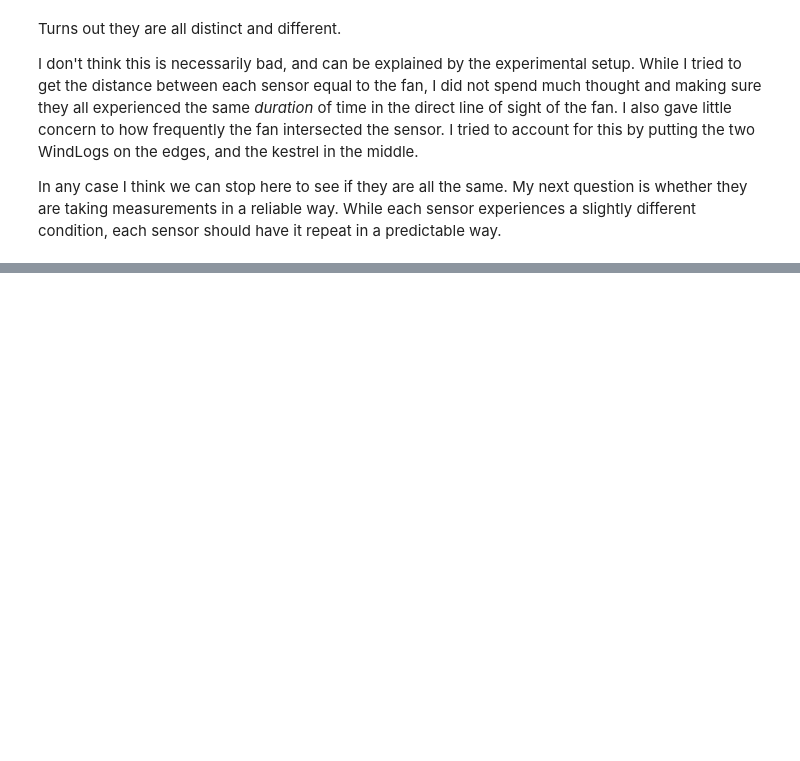
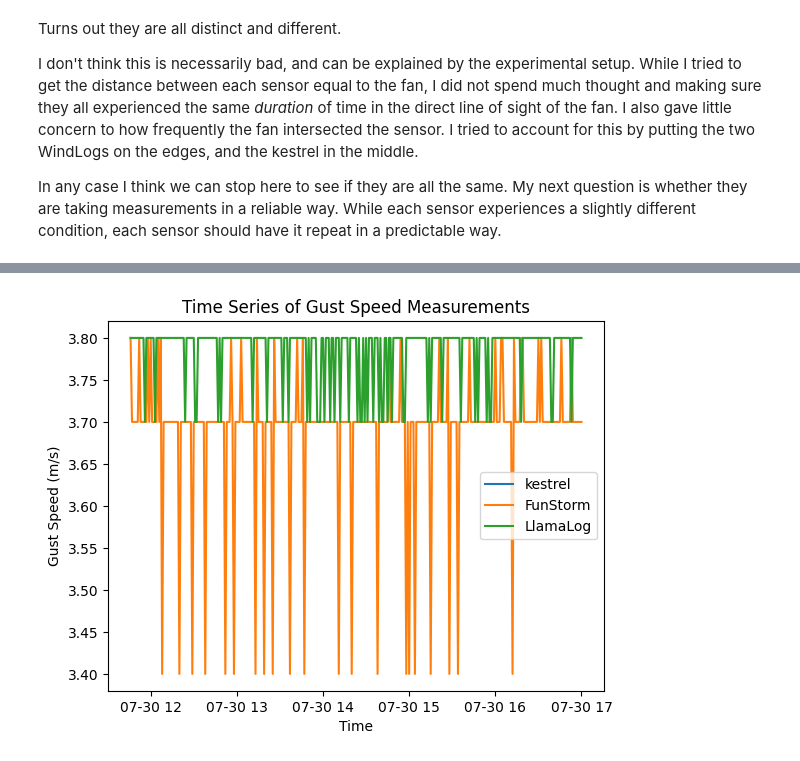
Before and after one commit to kylenessen/masters, a Jupyter notebook: wind_meter_validation/home_oscillating_simultanous.ipynb, the cells around one changed output, grey strips where cells are left out. Cells and saved outputs as stored; diff of their text form; code cells hidden in the pictures; blank space fills up the shorter version.

```diff
--- a/wind_meter_validation/home_oscillating_simultanous.ipynb
+++ b/wind_meter_validation/home_oscillating_simultanous.ipynb
@@ -338,0 +348,15 @@ In any case I think we can stop here to see if they are all the same. My next qu
+# %%
+# Create time series plots for 'gust' measurements
+
+for source in df['source'].unique():
+    plt.plot(df[df['source'] == source]['time'],
+             df[df['source'] == source]['gust'],
+             label=source)
+
+plt.xlabel('Time')
+plt.ylabel('Gust Speed (m/s)')
+plt.legend()
+plt.title('Time Series of Gust Speed Measurements')
+plt.show()
+# %% [output]
+[figure, added]
```
Also changed, not shown: parts of 6 cells of this notebook.
